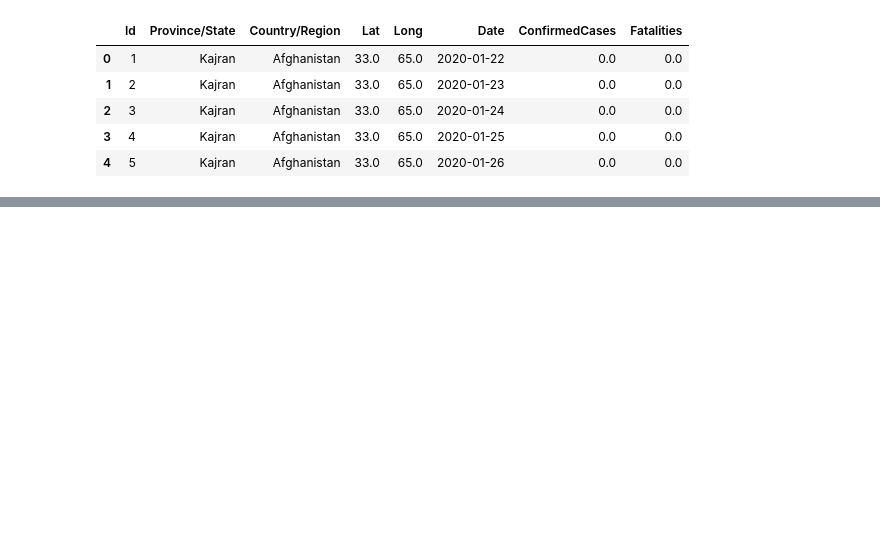
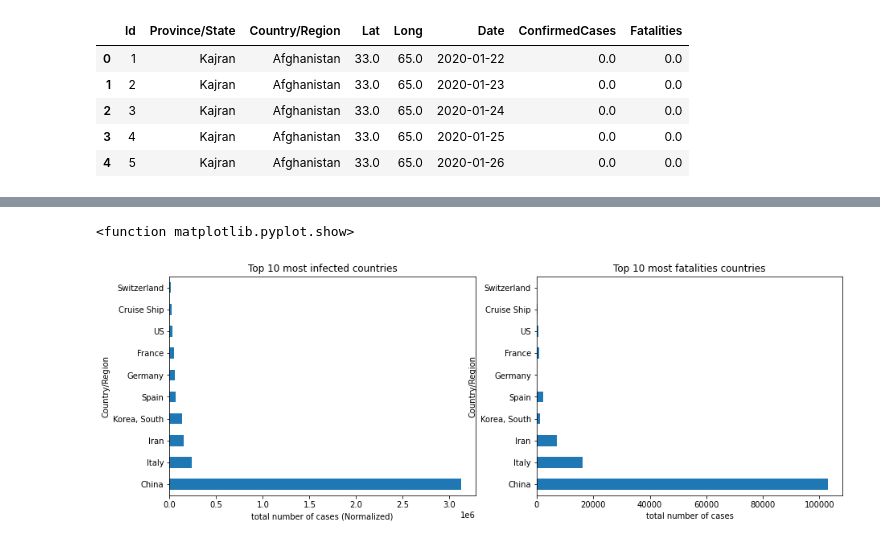
Before and after one commit to warriorgithub/COVID19-Global-Forecasting, a Jupyter notebook: COVID19_Global_Forecasting_(Week_1).ipynb, the cells around one changed output, grey strips where cells are left out. Drawn from its saved outputs; the diff is of its cells as text; code cells hidden in the pictures; blank space fills up the shorter version.

Commit message:
visualize some data

```diff
--- a/COVID19_Global_Forecasting_(Week_1).ipynb
+++ b/COVID19_Global_Forecasting_(Week_1).ipynb
@@ -70,0 +76,2 @@ train_df.head()
+# %%
+master_df = train_df = pd.read_csv('/content/covid19master.csv')
@@ -70,0 +96,3 @@ train_df.head()
+# %%
+confirmed_cases_by_country = master_df.groupby('Country/Region').sum()[['ConfirmedCases','Fatalities']]
+confirmed_cases_by_country.sort_values(by=['ConfirmedCases','Fatalities'],ascending=False,inplace=True)
@@ -70,0 +114,16 @@ train_df.head()
+# %%
+confirmed_cases_by_country['Country'] = confirmed_cases_by_country.index
+# %%
+plt.figure(figsize=(15,5))
+plt.subplot(1,2,1)
+confirmed_cases_by_country['ConfirmedCases'].head(10).plot(kind='barh')
+plt.xlabel('total number of cases (Normalized)')
+plt.title('Top 10 most infected countries')
+plt.subplot(1,2,2)
+confirmed_cases_by_country['Fatalities'].head(10).plot(kind='barh')
+plt.xlabel('total number of cases')
+plt.title('Top 10 most fatalities countries')
+plt.show
+# %% [output]
+<function matplotlib.pyplot.show>
+[figure, added]
```
Also changed, not shown: parts of 7 cells of this notebook.
